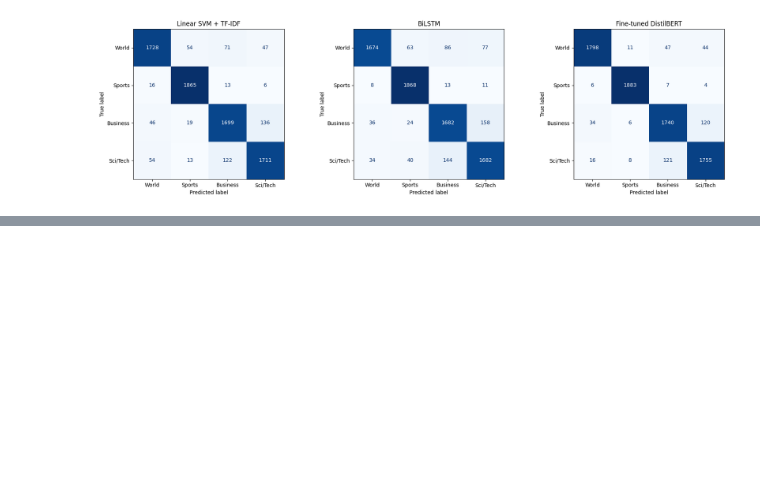
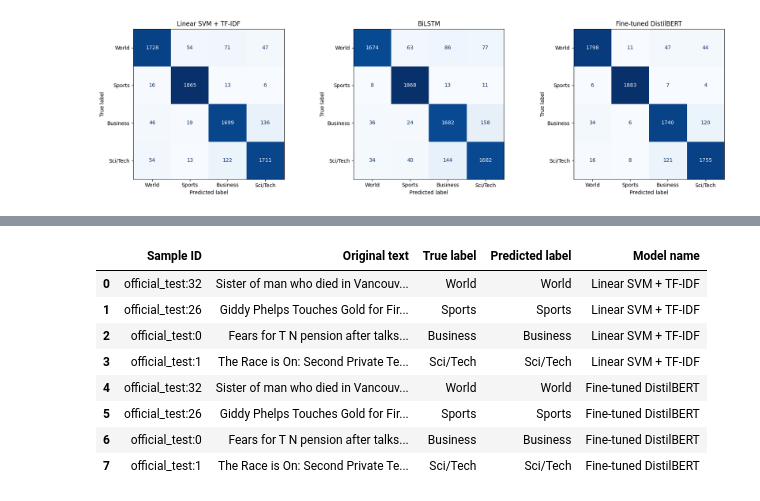
Before and after one commit to fufu3105/machine-learning-assignment, a Jupyter notebook: assignment.ipynb, the cells around one changed output, grey strips where cells are left out. Cells and saved outputs as stored; diff of their text form; code cells hidden in the pictures; blank space fills up the shorter version.

```diff
--- a/assignment.ipynb
+++ b/assignment.ipynb
@@ -3809,0 +3915,17 @@ The aggregate metrics describe overall predictive performance, but they do not e
+# %%
+correct_examples = pd.concat([
+    make_example_table(select_readable_indices(traditional_correct), [traditional_name]),
+    make_example_table(select_readable_indices(deep_correct), [deep_name]),
+], ignore_index=True)
+display(correct_examples)
+correct_examples.to_csv(TABLE_DIR / "error_analysis_correct_examples.csv", index=False)
+# %% [output]
+|  | Sample ID | Original text | True label | Predicted label | Model name |
+| 0 | official_test:32 | Sister of man who died in Vancouv... | World | World | Linear SVM + TF-IDF |
+| 1 | official_test:26 | Giddy Phelps Touches Gold for Fir... | Sports | Sports | Linear SVM + TF-IDF |
+| 2 | official_test:0 | Fears for T N pension after talks... | Business | Business | Linear SVM + TF-IDF |
+| 3 | official_test:1 | The Race is On: Second Private Te... | Sci/Tech | Sci/Tech | Linear SVM + TF-IDF |
+| 4 | official_test:32 | Sister of man who died in Vancouv... | World | World | Fine-tuned DistilBERT |
+| 5 | official_test:26 | Giddy Phelps Touches Gold for Fir... | Sports | Sports | Fine-tuned DistilBERT |
+| 6 | official_test:0 | Fears for T N pension after talks... | Business | Business | Fine-tuned DistilBERT |
+| 7 | official_test:1 | The Race is On: Second Private Te... | Sci/Tech | Sci/Tech | Fine-tuned DistilBERT |
```
Also changed, not shown: parts of 30 cells of this notebook, 6 other files.
